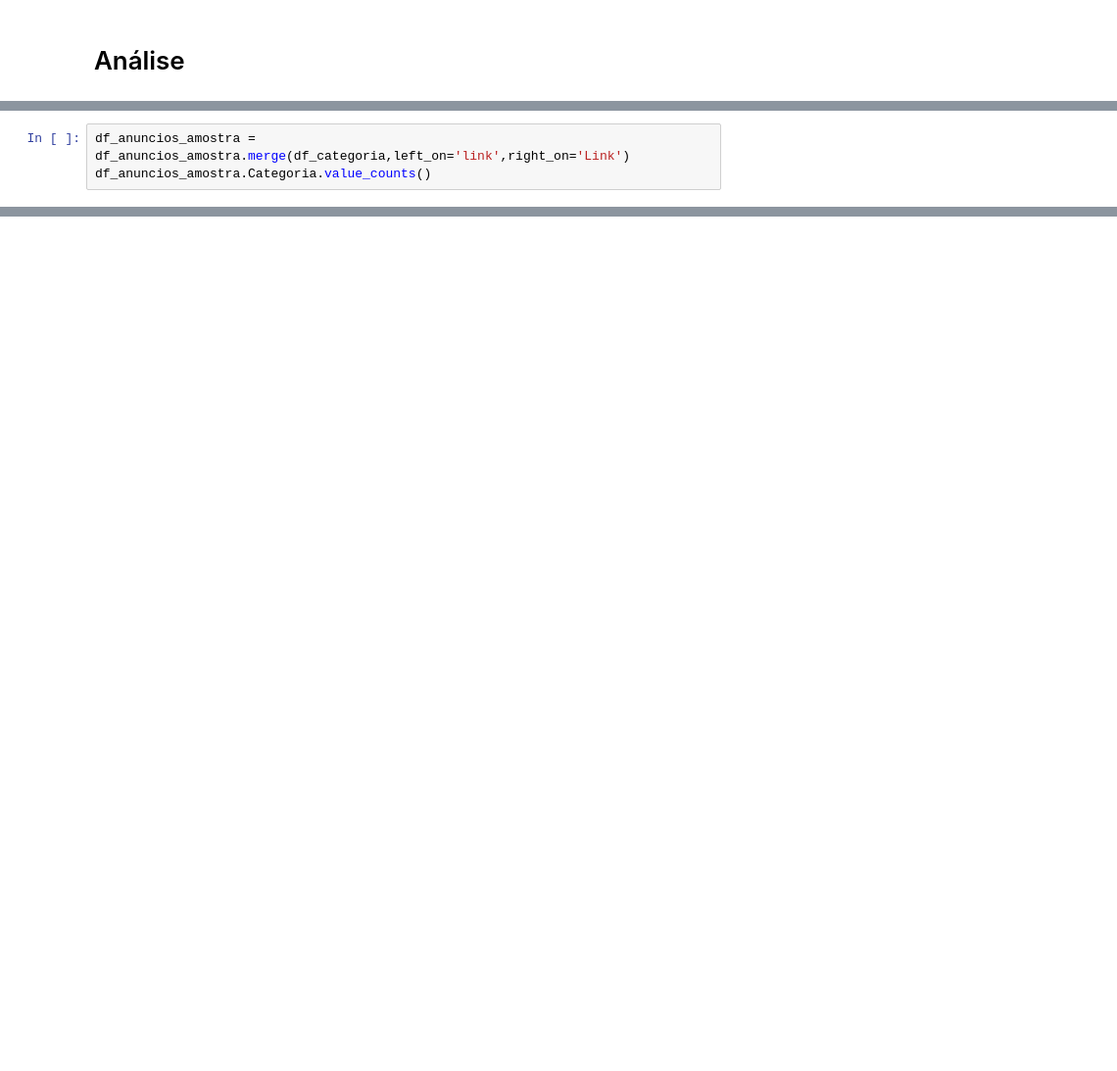
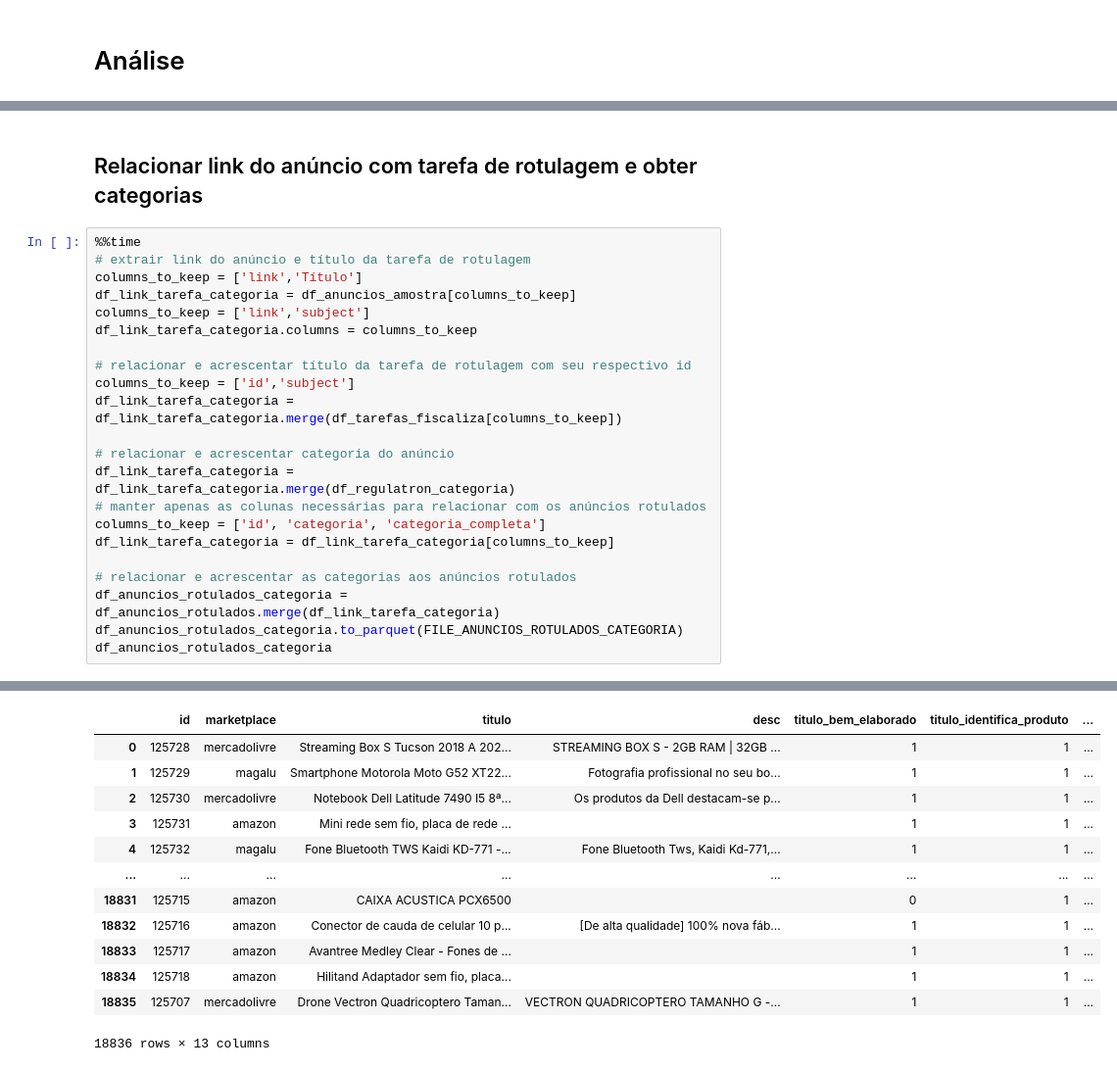
Before and after one commit to InovaFiscaliza/dados-pacp, a Jupyter notebook: notebooks/34_retrieve_extra_dataset_information.ipynb, the cells around one changed output, grey strips where cells are left out. Shown: that part at 98% size. Saved outputs shown, nothing was run; the diff lists cells and outputs as text; blank space fills up the shorter version.

```diff
--- a/notebooks/34_retrieve_extra_dataset_information.ipynb
+++ b/notebooks/34_retrieve_extra_dataset_information.ipynb
@@ -75,3 +194,25 @@ df_categoria
-# %%
-df_anuncios_amostra = df_anuncios_amostra.merge(df_categoria,left_on='link',right_on='Link')
-df_anuncios_amostra.Categoria.value_counts()
+# %% [markdown]
+## Relacionar link do anúncio com tarefa de rotulagem e obter categorias
+# %%
+%%time
+# extrair link do anúncio e título da tarefa de rotulagem
+columns_to_keep = ['link','Título']
+df_link_tarefa_categoria = df_anuncios_amostra[columns_to_keep]
+columns_to_keep = ['link','subject']
+df_link_tarefa_categoria.columns = columns_to_keep
+
+# relacionar e acrescentar título da tarefa de rotulagem com seu respectivo id
+columns_to_keep = ['id','subject']
+df_link_tarefa_categoria = df_link_tarefa_categoria.merge(df_tarefas_fiscaliza[columns_to_keep])
+
+# relacionar e acrescentar categoria do anúncio
+df_link_tarefa_categoria = df_link_tarefa_categoria.merge(df_regulatron_categoria)
+# manter apenas as colunas necessárias para relacionar com os anúncios rotulados
+columns_to_keep = ['id', 'categoria', 'categoria_completa']
+df_link_tarefa_categoria = df_link_tarefa_categoria[columns_to_keep]
+
+# relacionar e acrescentar as categorias aos anúncios rotulados
+df_anuncios_rotulados_categoria = df_anuncios_rotulados.merge(df_link_tarefa_categoria)
+df_anuncios_rotulados_categoria.to_parquet(FILE_ANUNCIOS_ROTULADOS_CATEGORIA)
+df_anuncios_rotulados_categoria
+# %% [output]
@@ -77,0 +221,13 @@ df_anuncios_amostra.Categoria.value_counts()
+|  | id | marketplace | titulo | desc | titulo_bem_elaborado | titulo_identifica_produto | ... |
+| 0 | 125728 | mercadolivre | Streaming Box S Tucson 2018 A 202... | STREAMING BOX S - 2GB RAM | 32GB ... | 1 | 1 | ... |
+| 1 | 125729 | magalu | Smartphone Motorola Moto G52 XT22... | Fotografia profissional no seu bo... | 1 | 1 | ... |
+| 2 | 125730 | mercadolivre | Notebook Dell Latitude 7490 I5 8ª... | Os produtos da Dell destacam-se p... | 1 | 1 | ... |
+| 3 | 125731 | amazon | Mini rede sem fio, placa de rede ... |  | 1 | 1 | ... |
+| 4 | 125732 | magalu | Fone Bluetooth TWS Kaidi KD-771 -... | Fone Bluetooth Tws, Kaidi Kd-771,... | 1 | 1 | ... |
+| ... | ... | ... | ... | ... | ... | ... | ... |
+| 18831 | 125715 | amazon | CAIXA ACUSTICA PCX6500 |  | 0 | 1 | ... |
+| 18832 | 125716 | amazon | Conector de cauda de celular 10 p... | [De alta qualidade] 100% nova fáb... | 1 | 1 | ... |
+| 18833 | 125717 | amazon | Avantree Medley Clear - Fones de ... |  | 1 | 1 | ... |
+| 18834 | 125718 | amazon | Hilitand Adaptador sem fio, placa... |  | 1 | 1 | ... |
+| 18835 | 125707 | mercadolivre | Drone Vectron Quadricoptero Taman... | VECTRON QUADRICOPTERO TAMANHO G -... | 1 | 1 | ... |
+18836 rows × 13 columns
```
Also changed, not shown: parts of 17 cells of this notebook.
